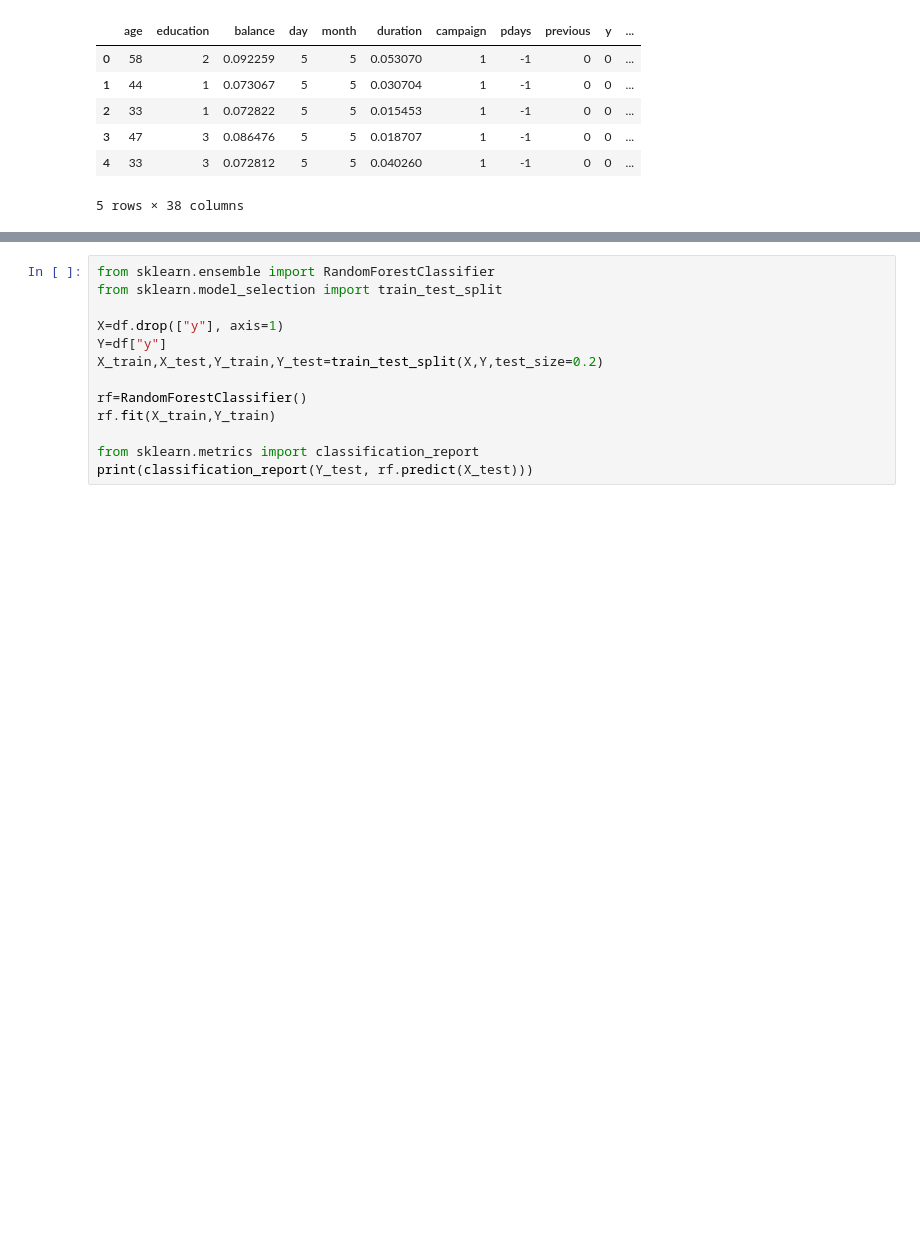
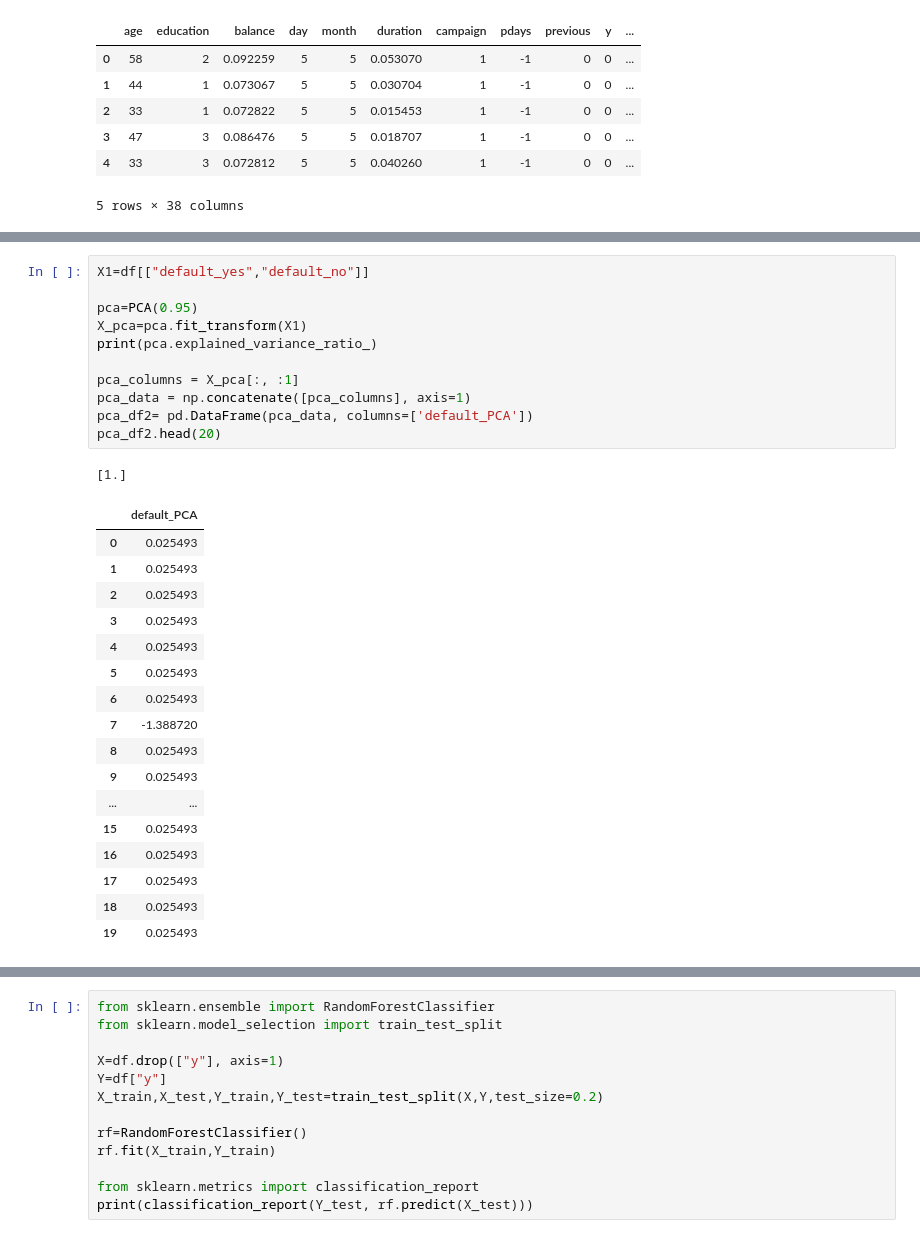
Before and after one commit to BinaraMendis7/Machine-learning, a Jupyter notebook: Mlcw.ipynb, the cells around one changed output, grey strips where cells are left out. Drawn from its saved outputs; the diff is of its cells as text; blank space fills up the shorter version.

```diff
--- a/Mlcw.ipynb
+++ b/Mlcw.ipynb
@@ -254,0 +267,30 @@ Explained Variance Ratio: [0.72686434 0.27313566]
+# %%
+X1=df[["default_yes","default_no"]]
+
+pca=PCA(0.95)
+X_pca=pca.fit_transform(X1)
+print(pca.explained_variance_ratio_)
+
+pca_columns = X_pca[:, :1]
+pca_data = np.concatenate([pca_columns], axis=1)
+pca_df2= pd.DataFrame(pca_data, columns=['default_PCA'])
+pca_df2.head(20)
+# %% [output]
+[1.]
+|  | default_PCA |
+| 0 | 0.025493 |
+| 1 | 0.025493 |
+| 2 | 0.025493 |
+| 3 | 0.025493 |
+| 4 | 0.025493 |
+| 5 | 0.025493 |
+| 6 | 0.025493 |
+| 7 | -1.388720 |
+| 8 | 0.025493 |
+| 9 | 0.025493 |
+| ... | ... |
+| 15 | 0.025493 |
+| 16 | 0.025493 |
+| 17 | 0.025493 |
+| 18 | 0.025493 |
+| 19 | 0.025493 |
```
Also changed, not shown: parts of 5 cells of this notebook.
